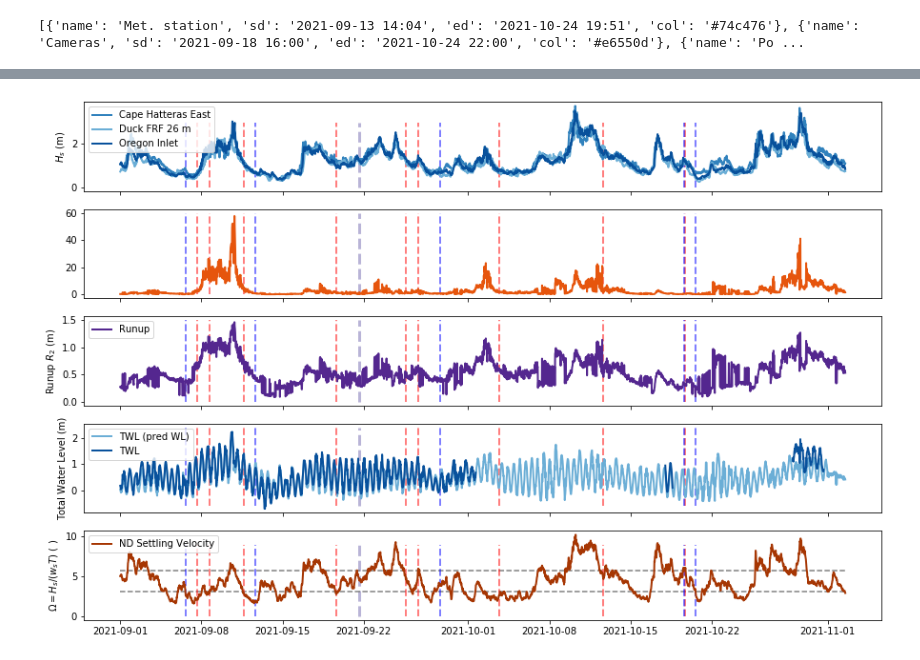
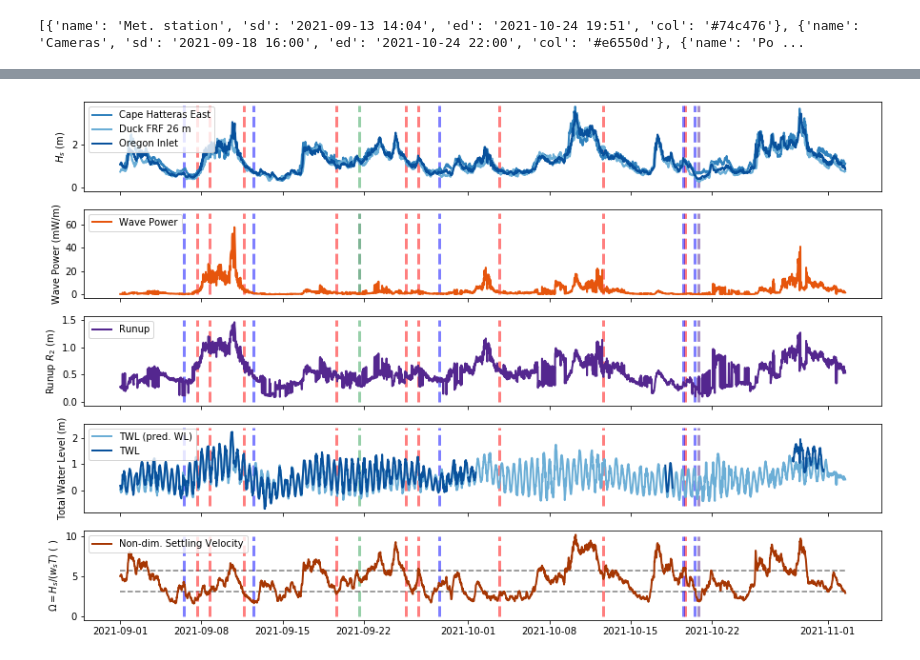
Before and after one commit to csherwood-usgs/DUNEX, a Jupyter notebook: plot_DUNEX_buoy_data.ipynb, the cells around one changed output, grey strips where cells are left out. Drawn from its saved outputs; the diff is of its cells as text; code cells hidden in the pictures.

```diff
--- a/plot_DUNEX_buoy_data.ipynb
+++ b/plot_DUNEX_buoy_data.ipynb
@@ -178,13 +178,16 @@ f, (pHs, pP, pR2, pWL, pWsnd) = plt.subplots(5, 1, sharex=True, figsize=(15,10))
 # Significant wave height
 for date in survey_dates['kite']:
     kdt = datetime.datetime.strptime(date,'%Y-%m-%d')+datetime.timedelta(hours=16)
-    pHs.plot([kdt,kdt],[0,3.],'--r',linewidth=2,alpha=.5,zorder=0)
+    pHs.plot([kdt,kdt],[0,3.8],'--r',linewidth=3,alpha=.5,zorder=0)
 for date in survey_dates['bathy']:
-    kdt = datetime.datetime.strptime(date,'%Y-%m-%d')+datetime.timedelta(hours=15)
-    pHs.plot([kdt,kdt],[0,3.],'--b',linewidth=2,alpha=.5,zorder=0)
+    kdt = datetime.datetime.strptime(date,'%Y-%m-%d')+datetime.timedelta(hours=12)
+    pHs.plot([kdt,kdt],[0,3.8],'--b',linewidth=3,alpha=.5,zorder=0)
 for date in survey_dates['aerial']:
     kdt = datetime.datetime.strptime(date,'%Y-%m-%d')+datetime.timedelta(hours=15)
-    pHs.plot([kdt,kdt],[0,3.],'--',c=purples[3],linewidth=3,alpha=.5,zorder=0)
+    pHs.plot([kdt,kdt],[0,3.8],'--',c=greens[3],linewidth=3,alpha=.5,zorder=0)
+for date in survey_dates['sidescan']:
+    kdt = datetime.datetime.strptime(date,'%Y-%m-%d')+datetime.timedelta(hours=20)
+    pHs.plot([kdt,kdt],[0,3.8],'--',c=purples[4],linewidth=3,alpha=.5,zorder=1)
 
 pHs.plot(t250,Hs250,c=blues[3],linewidth=2,label='Cape Hatteras East')
 pHs.plot(t430,Hs430,c=blues[2],linewidth=2,label='Duck FRF 26 m')
@@ -195,67 +198,81 @@ _ = pHs.legend(loc='upper left')
 # Wave power
 for date in survey_dates['kite']:
     kdt = datetime.datetime.strptime(date,'%Y-%m-%d')+datetime.timedelta(hours=16)
-    pP.plot([kdt,kdt],[0,60],'--r',linewidth=2,alpha=.5)
+    pP.plot([kdt,kdt],[0,70],'--r',linewidth=3,alpha=.5)
 for date in survey_dates['bathy']:
-    kdt = datetime.datetime.strptime(date,'%Y-%m-%d')+datetime.timedelta(hours=15)
-    pP.plot([kdt,kdt],[0,60],'--b',linewidth=2,alpha=.5)
+    kdt = datetime.datetime.strptime(date,'%Y-%m-%d')+datetime.timedelta(hours=12)
+    pP.plot([kdt,kdt],[0,70],'--b',linewidth=3,alpha=.5)
 for date in survey_dates['aerial']:
     kdt = datetime.datetime.strptime(date,'%Y-%m-%d')+datetime.timedelta(hours=15)
-    pP.plot([kdt,kdt],[0,60],'--',c=purples[3],linewidth=3,alpha=.5,zorder=1)
+    pP.plot([kdt,kdt],[0,70],'--',c=greens[4],linewidth=3,alpha=.5,zorder=1)
+for date in survey_dates['sidescan']:
+    kdt = datetime.datetime.strptime(date,'%Y-%m-%d')+datetime.timedelta(hours=20)
+    pP.plot([kdt,kdt],[0,70],'--',c=purples[4],linewidth=3,alpha=.5,zorder=1)
 pP.plot(t192,P/1e6,c=oranges[3],linewidth=2,label='Wave Power')
+pP.set_ylabel('Wave Power (mW/m)')
+pP.legend(loc='upper left')
 
 # Runup
 for date in survey_dates['kite']:
     kdt = datetime.datetime.strptime(date,'%Y-%m-%d')+datetime.timedelta(hours=16)
-    pR2.plot([kdt,kdt],[0,1.5],'--r',linewidth=2,alpha=.5,zorder=0)
+    pR2.plot([kdt,kdt],[0,1.5],'--r',linewidth=3,alpha=.5,zorder=0)
 for date in survey_dates['bathy']:
-    kdt = datetime.datetime.strptime(date,'%Y-%m-%d')+datetime.timedelta(hours=15)
-    pR2.plot([kdt,kdt],[0,1.5],'--b',linewidth=2,alpha=.5,zorder=0)
+    kdt = datetime.datetime.strptime(date,'%Y-%m-%d')+datetime.timedelta(hours=12)
+    pR2.plot([kdt,kdt],[0,1.5],'--b',linewidth=3,alpha=.5,zorder=0)
 for date in survey_dates['aerial']:
     kdt = datetime.datetime.strptime(date,'%Y-%m-%d')+datetime.timedelta(hours=15)
-    pR2.plot([kdt,kdt],[0,1.5],'--',c=purples[3],linewidth=3,alpha=.5,zorder=1)
+    pR2.plot([kdt,kdt],[0,1.5],'--',c=greens[3],linewidth=3,alpha=.5,zorder=1)
+for date in survey_dates['sidescan']:
+    kdt = datetime.datetime.strptime(date,'%Y-%m-%d')+datetime.timedelta(hours=20)
+    pR2.plot([kdt,kdt],[0,1.5],'--',c=purples[4],linewidth=3,alpha=.5,zorder=1)
 pR2.plot(t192,R2,c=purples[4],linewidth=2,label='Runup',zorder=2)
 pR2.set_ylabel('Runup $R_2$ (m)')
 pR2.legend(loc='upper left')
 
 #Total water level
 for date in survey_dates['kite']:
     kdt = datetime.datetime.strptime(date,'%Y-%m-%d')+datetime.timedelta(hours=16)
-    pWL.plot([kdt,kdt],[-.6,2.4],'--r',linewidth=2,alpha=.5,zorder=0)
+    pWL.plot([kdt,kdt],[-.6,2.4],'--r',linewidth=3,alpha=.5,zorder=0)
 for date in survey_dates['bathy']:
-    kdt = datetime.datetime.strptime(date,'%Y-%m-%d')+datetime.timedelta(hours=15)
-    pWL.plot([kdt,kdt],[-.6,2.4],'--b',linewidth=2,alpha=.5,zorder=0)
+    kdt = datetime.datetime.strptime(date,'%Y-%m-%d')+datetime.timedelta(hours=12)
+    pWL.plot([kdt,kdt],[-.6,2.4],'--b',linewidth=3,alpha=.5,zorder=0)
 for date in survey_dates['aerial']:
     kdt = datetime.datetime.strptime(date,'%Y-%m-%d')+datetime.timedelta(hours=15)
-    pWL.plot([kdt,kdt],[-.6,2.4],'--',c=purples[3],linewidth=3,alpha=.5,zorder=1)
-
-pWL.plot(t192,TWLpred,c=blues[2],linewidth=2,label='TWL (pred WL)',zorder=2)
+    pWL.plot([kdt,kdt],[-.6,2.4],'--',c=greens[3],linewidth=3,alpha=.5,zorder=1)
+for date in survey_dates['sidescan']:
+    kdt = datetime.datetime.strptime(date,'%Y-%m-%d')+datetime.timedelta(hours=20)
+    pWL.plot([kdt,kdt],[-.6,2.4],'--',c=purples[4],linewidth=3,alpha=.5,zorder=1)
+pWL.plot(t192,TWLpred,c=blues[2],linewidth=2,label='TWL (pred. WL)',zorder=2)
 pWL.plot(t192,TWL,c=blues[4],linewidth=2,label='TWL',zorder=3)
 
 #pWL.plot(t192,maxTWL,c=blues[4],linewidth=2,label='max. TWL')
 pWL.set_ylabel('Total Water Level (m)')
 pWL.legend(loc='upper left')
 
 # Non-dimensional settling velocity
 # plot quantiles of non-dim settling velocity
 pWsnd.plot( [t192[0],t192[-1]], [q[0],q[0]],'--',c='gray')
 pWsnd.plot( [t192[0],t192[-1]], [q[1],q[1]],'--',c='gray')
 for date in survey_dates['kite']:
     kdt = datetime.datetime.strptime(date,'%Y-%m-%d')+datetime.timedelta(hours=16)
-    pWsnd.plot([kdt,kdt],[0,9],'--r',linewidth=2,alpha=.5)
+    pWsnd.plot([kdt,kdt],[0,10],'--r',linewidth=3,alpha=.5)
 for date in survey_dates['bathy']:
-    kdt = datetime.datetime.strptime(date,'%Y-%m-%d')+datetime.timedelta(hours=15)
-    pWsnd.plot([kdt,kdt],[0,9],'--b',linewidth=2,alpha=.5)
+    kdt = datetime.datetime.strptime(date,'%Y-%m-%d')+datetime.timedelta(hours=12)
+    pWsnd.plot([kdt,kdt],[0,10],'--b',linewidth=3,alpha=.5)
 for date in survey_dates['aerial']:
     kdt = datetime.datetime.strptime(date,'%Y-%m-%d')+datetime.timedelta(hours=15)
-    pWsnd.plot([kdt,kdt],[0,9],'--',c=purples[3],linewidth=3,alpha=.5,zorder=1)
-pWsnd.plot(t192,wsnd,c=oranges[4],linewidth=2,label='ND Settling Velocity')
+    pWsnd.plot([kdt,kdt],[0,10],'--',c=greens[3],linewidth=3,alpha=.5,zorder=1)
+for date in survey_dates['sidescan']:
+    kdt = datetime.datetime.strptime(date,'%Y-%m-%d')+datetime.timedelta(hours=20)
+    pWsnd.plot([kdt,kdt],[0,10],'--',c=purples[4],linewidth=3,alpha=.5,zorder=1)
+pWsnd.plot(t192,wsnd,c=oranges[4],linewidth=2,label='Non-dim. Settling Velocity')
 _ = pWsnd.set_ylabel('$\Omega=H_s/(w_s T)$ ( )')
 _ = pWsnd.legend(loc='upper left')
 
 f.savefig('wave_ts.png')
+f.savefig('wave_ts.svg')
 # %% [output]
-[figure, old version]
+[figure, new version]
 # %%
 # Create figure and specify subplot orientation (2 rows, 1 column), shared x-axis, and figure size
 f, (pHs, pP) = plt.subplots(2, 1, sharex=True, figsize=(15,10))
```
Also changed, not shown: parts of 3 cells of this notebook, 1 other file.
